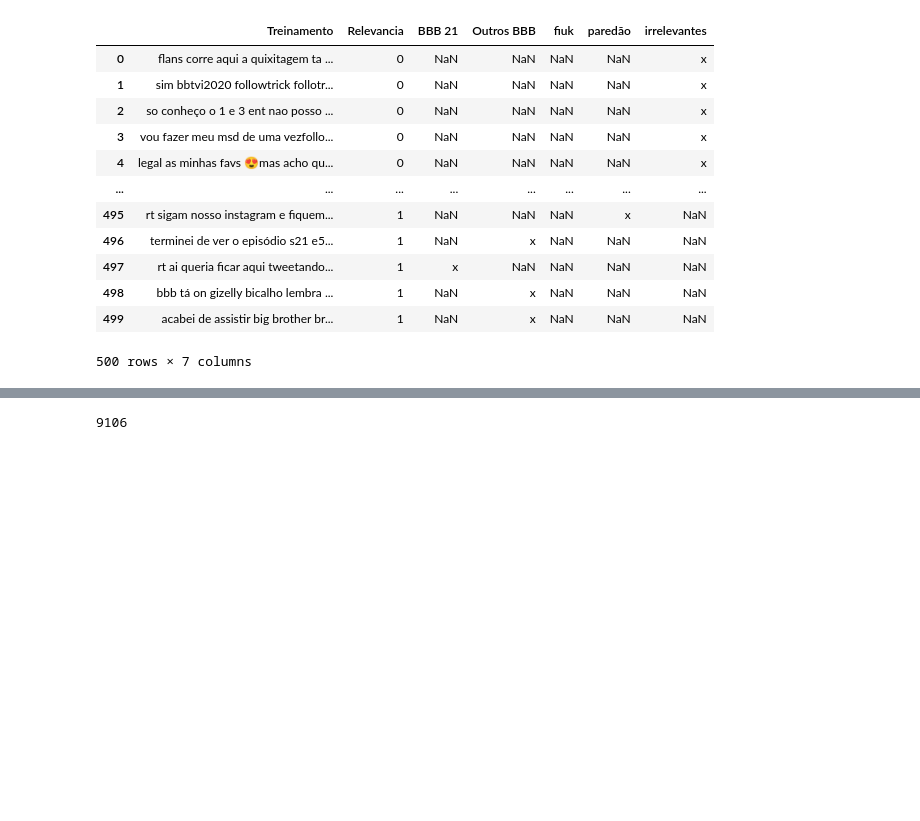
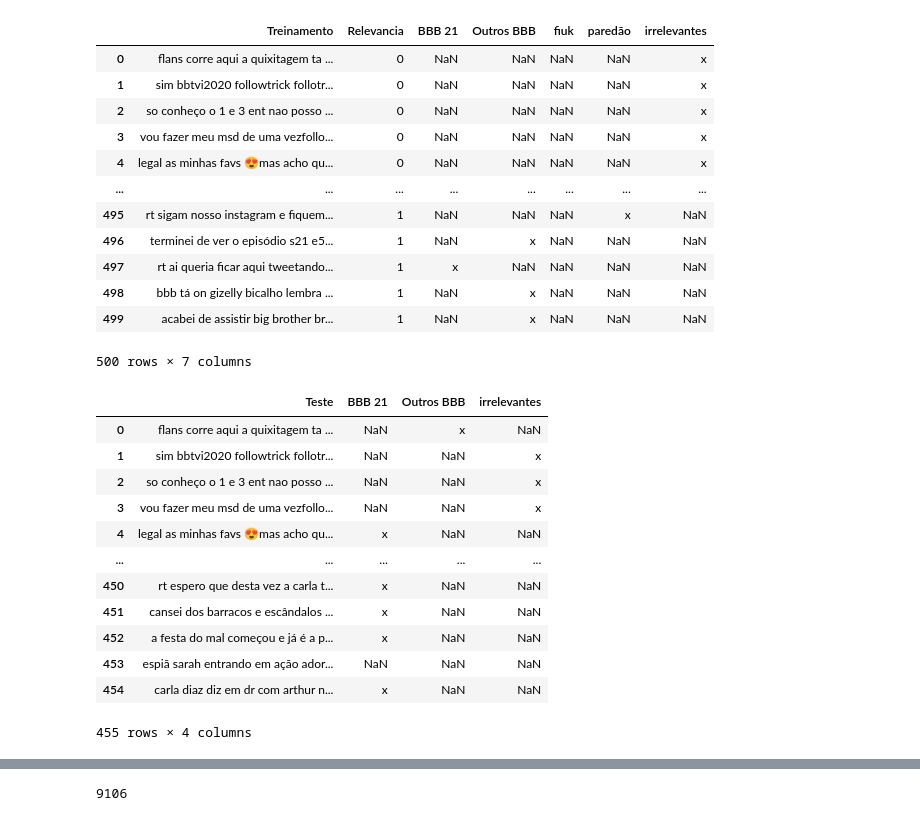
Before and after one commit to gustavoeso/Projeto-1-CDados, a Jupyter notebook: Projeto1_Layout_Classificador.ipynb, the cells around one changed output, grey strips where cells are left out. Cells and saved outputs as stored; diff of their text form; code cells hidden in the pictures; blank space fills up the shorter version.

```diff
--- a/Projeto1_Layout_Classificador.ipynb
+++ b/Projeto1_Layout_Classificador.ipynb
@@ -28,11 +28,11 @@ Carregando a base de dados com os tweets classificados como relevantes e não re
 # %%
 filename = 'trabalho1bbb.gu.xlsx'
 # %%
-train = pd.read_excel(filename)
-filtra_linhas1 = train['BBB 21'] == 'x'
-filtra_linhas2 = train['Outros BBB'] == 'x'
-filtra_linhas3 = train['irrelevantes'] == 'x'
-treinamento = train.loc[:, ['Treinamento', 'BBB 21', 'Outros BBB', 'irrelevantes']]
+dados = pd.read_excel(filename)
+filtra_linhas1 = dados['BBB 21'] == 'x'
+filtra_linhas2 = dados['Outros BBB'] == 'x'
+filtra_linhas3 = dados['irrelevantes'] == 'x'
+treinamento = dados.loc[:, ['Treinamento', 'BBB 21', 'Outros BBB', 'irrelevantes']]
 treinamento.head(5)
 # %% [output]
 |  | Treinamento | BBB 21 | Outros BBB | irrelevantes |
@@ -100,6 +101,25 @@ See the caveats in the documentation: https://pandas.pydata.org/pandas-docs/stab
 | 498 | bbb tá on gizelly bicalho lembra ... | 1 | NaN | x | NaN | NaN | NaN |
 | 499 | acabei de assistir big brother br... | 1 | NaN | x | NaN | NaN | NaN |
 500 rows × 7 columns
+# %%
+for i in range(len(test)):
+    test['Teste'][i] = cleanup(train.Treinamento[i].lower())
+
+test
+# %% [output]
+|  | Teste | BBB 21 | Outros BBB | irrelevantes |
+| 0 | flans corre aqui a quixitagem ta ... | NaN | x | NaN |
+| 1 | sim bbtvi2020 followtrick follotr... | NaN | NaN | x |
+| 2 | so conheço o 1 e 3 ent nao posso ... | NaN | NaN | x |
+| 3 | vou fazer meu msd de uma vezfollo... | NaN | NaN | x |
+| 4 | legal as minhas favs 😍mas acho qu... | x | NaN | NaN |
+| ... | ... | ... | ... | ... |
+| 450 | rt espero que desta vez a carla t... | x | NaN | NaN |
+| 451 | cansei dos barracos e escândalos ... | x | NaN | NaN |
+| 452 | a festa do mal começou e já é a p... | x | NaN | NaN |
+| 453 | espiã sarah entrando em ação ador... | NaN | NaN | NaN |
+| 454 | carla diaz diz em dr com arthur n... | x | NaN | NaN |
+455 rows × 4 columns
 # %%
 filtra_linhas1 = train['BBB 21'] == 'x'
 tabelaBBB21 = train.loc[filtra_linhas1,['Treinamento']] # Tabela filtrada com apenas os dados relevantes de BBB21
```
Also changed, not shown: parts of 18 cells of this notebook.
